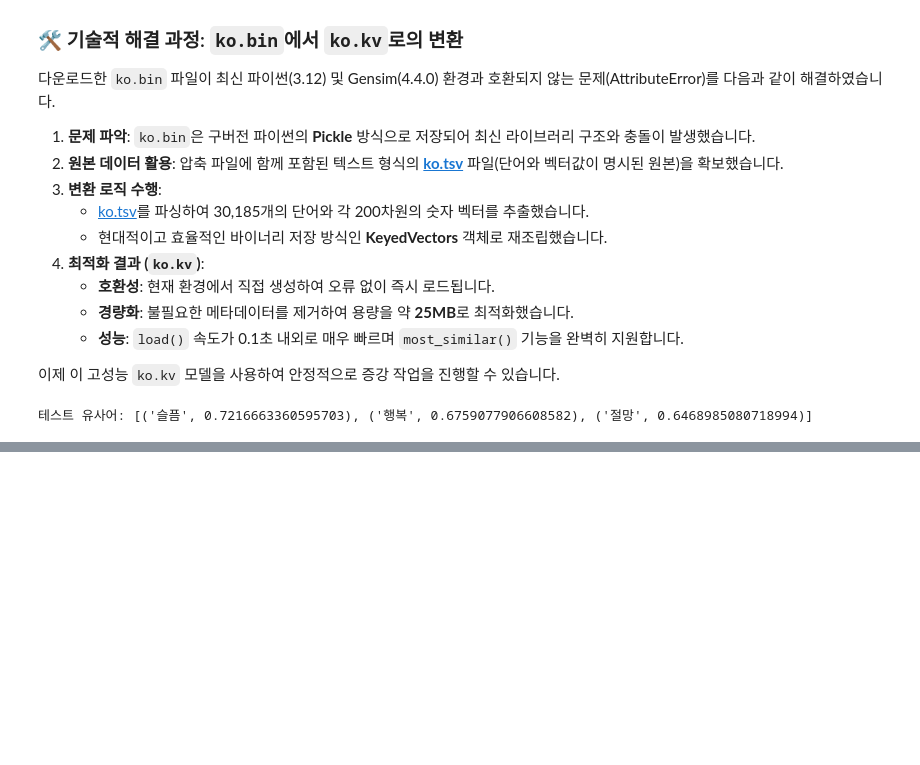
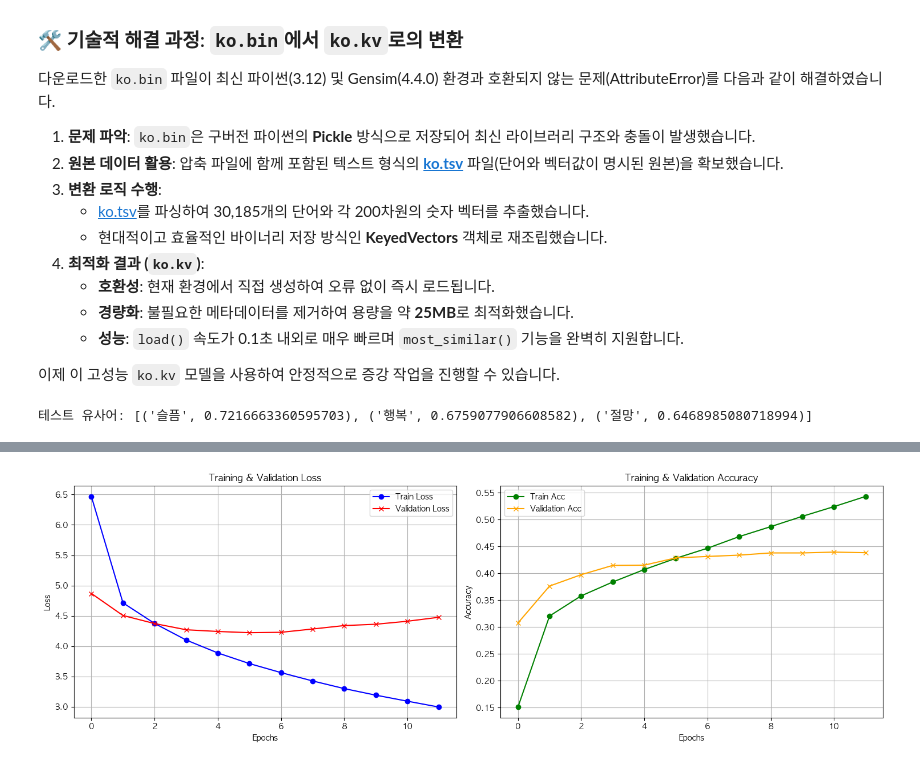
Before and after one commit to leeaain2027/project_transformer, a Jupyter notebook: chatbot_seonho.ipynb, the cells around one changed output, grey strips where cells are left out. Saved outputs shown, nothing was run; the diff lists cells and outputs as text; code cells hidden in the pictures; blank space fills up the shorter version.

```diff
--- a/chatbot_seonho.ipynb
+++ b/chatbot_seonho.ipynb
@@ -338,6 +365,6 @@ d_model = 512
 # %%
 class LearningRateScheduler:
-    def __init__(self, d_model, warmup_steps=60): # 4000
+    def __init__(self, d_model, warmup_steps=4000):
         self.d_model = d_model
         self.warmup_steps = warmup_steps
 
@@ -782,0 +701,9 @@ ID 3: <end> (END)
+# %%
+enc_train = make_corpus(que_train, tokenizer)
+dec_train = make_corpus(ans_train, tokenizer)
+
+enc_val = make_corpus(que_val, tokenizer)
+dec_val = make_corpus(ans_val, tokenizer)
+
+enc_test = make_corpus(que_test, tokenizer)
+dec_test = make_corpus(ans_test, tokenizer)
@@ -782,0 +992,11 @@ ID 3: <end> (END)
+# %%
+# Learning Rate 인스턴스 선언
+learning_rate = LearningRateScheduler(CFG["D_MODEL"], warmup_steps=CFG["WARMUP_STEPS"])
+
+# 초기 lr은 스텝 1에 해당하는 값으로 설정합니다.
+optimizer = torch.optim.AdamW(transformer.parameters(),
+                             lr=learning_rate(1),
+                             betas=(0.9, 0.98),
+                             eps=1e-9,
+                             weight_decay=CFG["WEIGHT_DECAY"]
+                            )
@@ -782,0 +1115,25 @@ ID 3: <end> (END)
+# %%
+# 1. 시각화 영역 설정 (1행 2열)
+plt.figure(figsize=(15, 5))
+# --- 좌측: Loss 그래프 ---
+plt.subplot(1, 2, 1)
+plt.plot(history['train_loss'], label='Train Loss', color='blue', marker='o')
+plt.plot(history['val_loss'], label='Validation Loss', color='red', marker='x')
+plt.title('Training & Validation Loss')
+plt.xlabel('Epochs')
+plt.ylabel('Loss')
+plt.legend()
+plt.grid(True)
+# --- 우측: Accuracy 그래프 ---
+plt.subplot(1, 2, 2)
+plt.plot(history['train_acc'], label='Train Acc', color='green', marker='o')
+plt.plot(history['val_acc'], label='Validation Acc', color='orange', marker='x')
+plt.title('Training & Validation Accuracy')
+plt.xlabel('Epochs')
+plt.ylabel('Accuracy')
+plt.legend()
+plt.grid(True)
+plt.tight_layout()
+plt.show()
+# %% [output]
+[figure, added]
```
Also changed, not shown: parts of 43 cells of this notebook.
